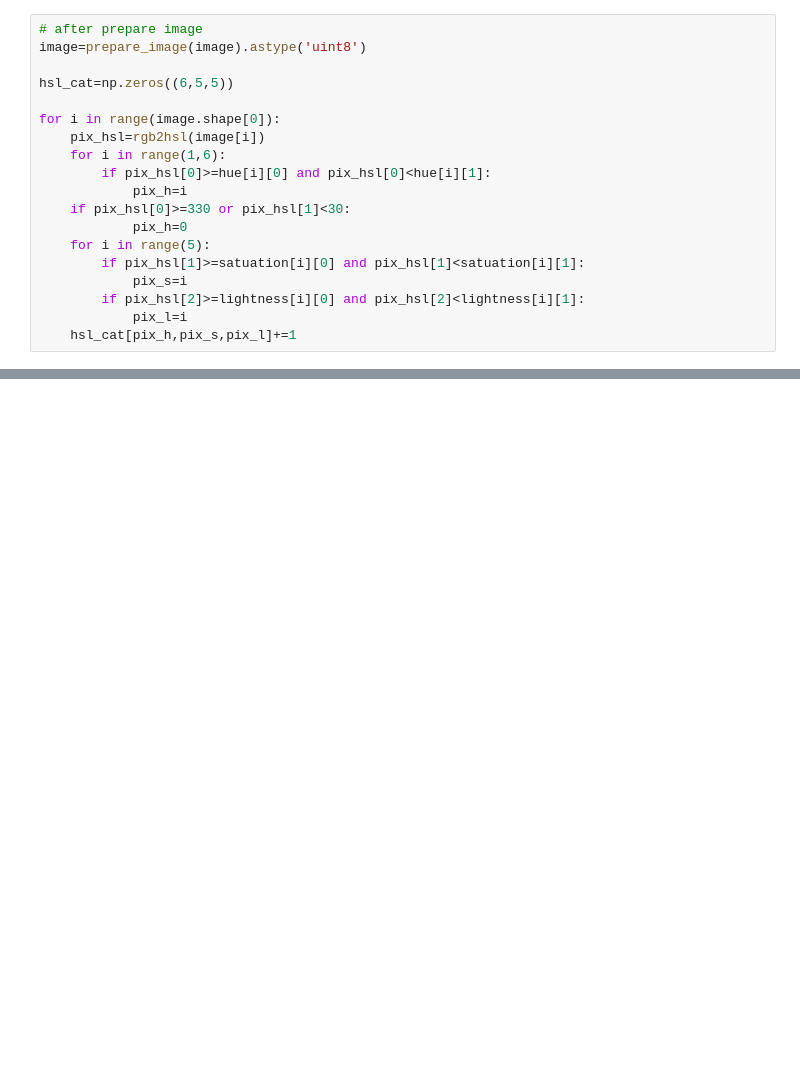
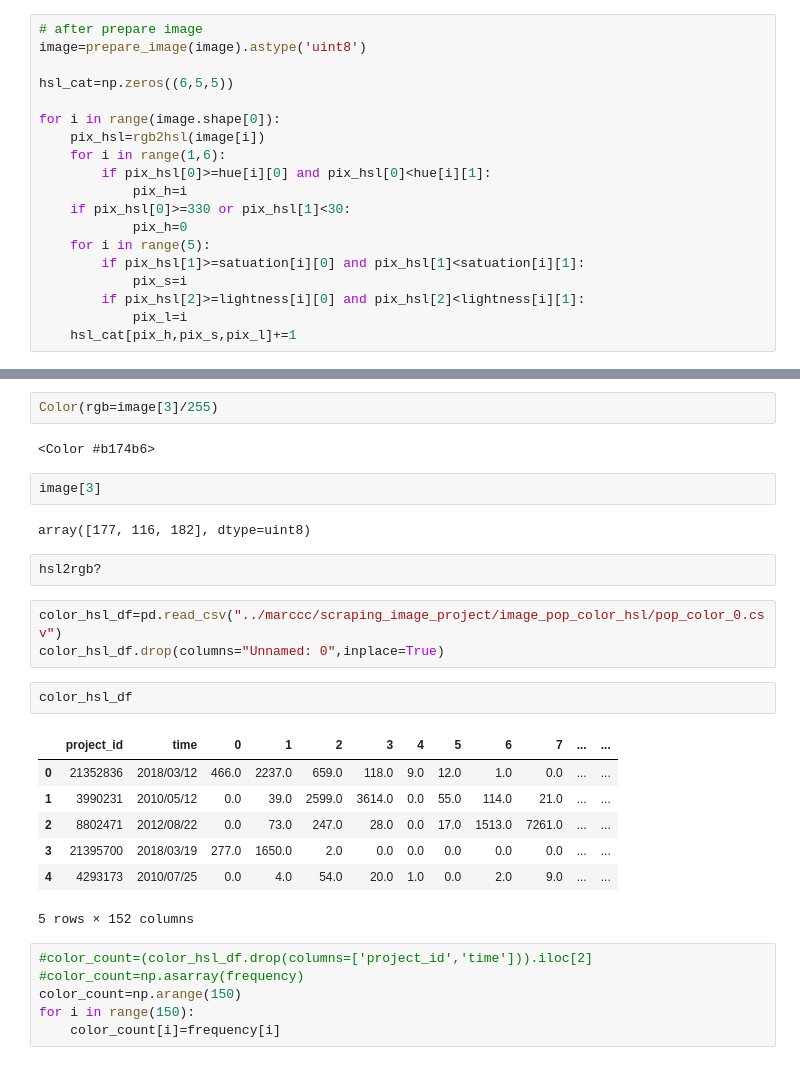
Before and after one commit to yajinghuang-aya/yarnies, a Jupyter notebook: color_pop_hsl.ipynb, the cells around one changed output, grey strips where cells are left out. Cells and saved outputs as stored; diff of their text form; blank space fills up the shorter version.

```diff
--- a/color_pop_hsl.ipynb
+++ b/color_pop_hsl.ipynb
@@ -106,0 +88,29 @@ index_rank
+# %%
+Color(rgb=image[3]/255)
+# %% [output]
+<Color #b174b6>
+# %%
+image[3]
+# %% [output]
+array([177, 116, 182], dtype=uint8)
+# %%
+hsl2rgb?
+# %%
+color_hsl_df=pd.read_csv("../marccc/scraping_image_project/image_pop_color_hsl/pop_color_0.csv")
+color_hsl_df.drop(columns="Unnamed: 0",inplace=True)
+# %%
+color_hsl_df
+# %% [output]
+|  | project_id | time | 0 | 1 | 2 | 3 | 4 | 5 | 6 | 7 | ... | ... |
+| 0 | 21352836 | 2018/03/12 | 466.0 | 2237.0 | 659.0 | 118.0 | 9.0 | 12.0 | 1.0 | 0.0 | ... | ... |
+| 1 | 3990231 | 2010/05/12 | 0.0 | 39.0 | 2599.0 | 3614.0 | 0.0 | 55.0 | 114.0 | 21.0 | ... | ... |
+| 2 | 8802471 | 2012/08/22 | 0.0 | 73.0 | 247.0 | 28.0 | 0.0 | 17.0 | 1513.0 | 7261.0 | ... | ... |
+| 3 | 21395700 | 2018/03/19 | 277.0 | 1650.0 | 2.0 | 0.0 | 0.0 | 0.0 | 0.0 | 0.0 | ... | ... |
+| 4 | 4293173 | 2010/07/25 | 0.0 | 4.0 | 54.0 | 20.0 | 1.0 | 0.0 | 2.0 | 9.0 | ... | ... |
+5 rows × 152 columns
+# %%
+#color_count=(color_hsl_df.drop(columns=['project_id','time'])).iloc[2]
+#color_count=np.asarray(frequency)
+color_count=np.arange(150)
+for i in range(150):
+    color_count[i]=frequency[i]
```
Also changed, not shown: parts of 30 cells of this notebook, 3 other files.
